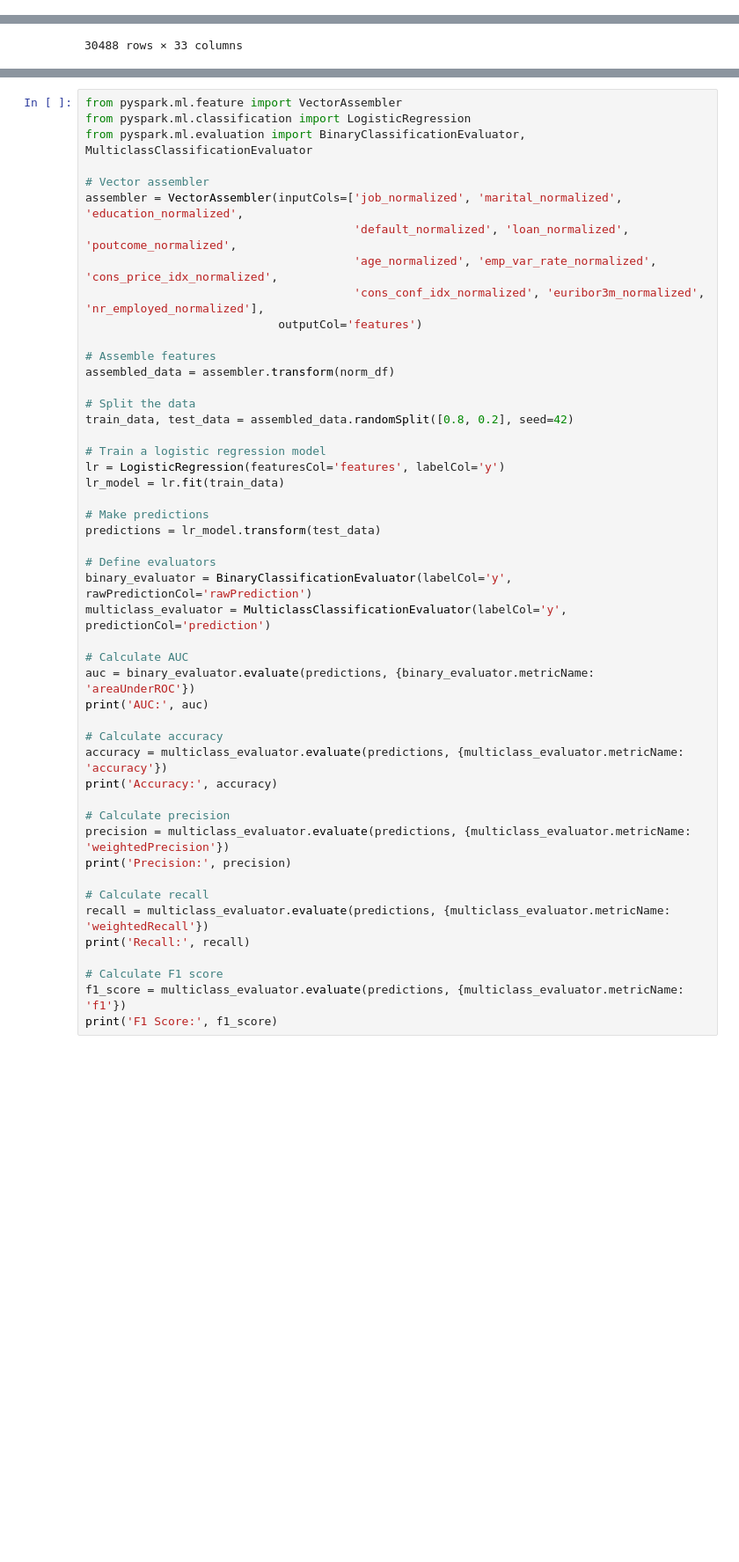
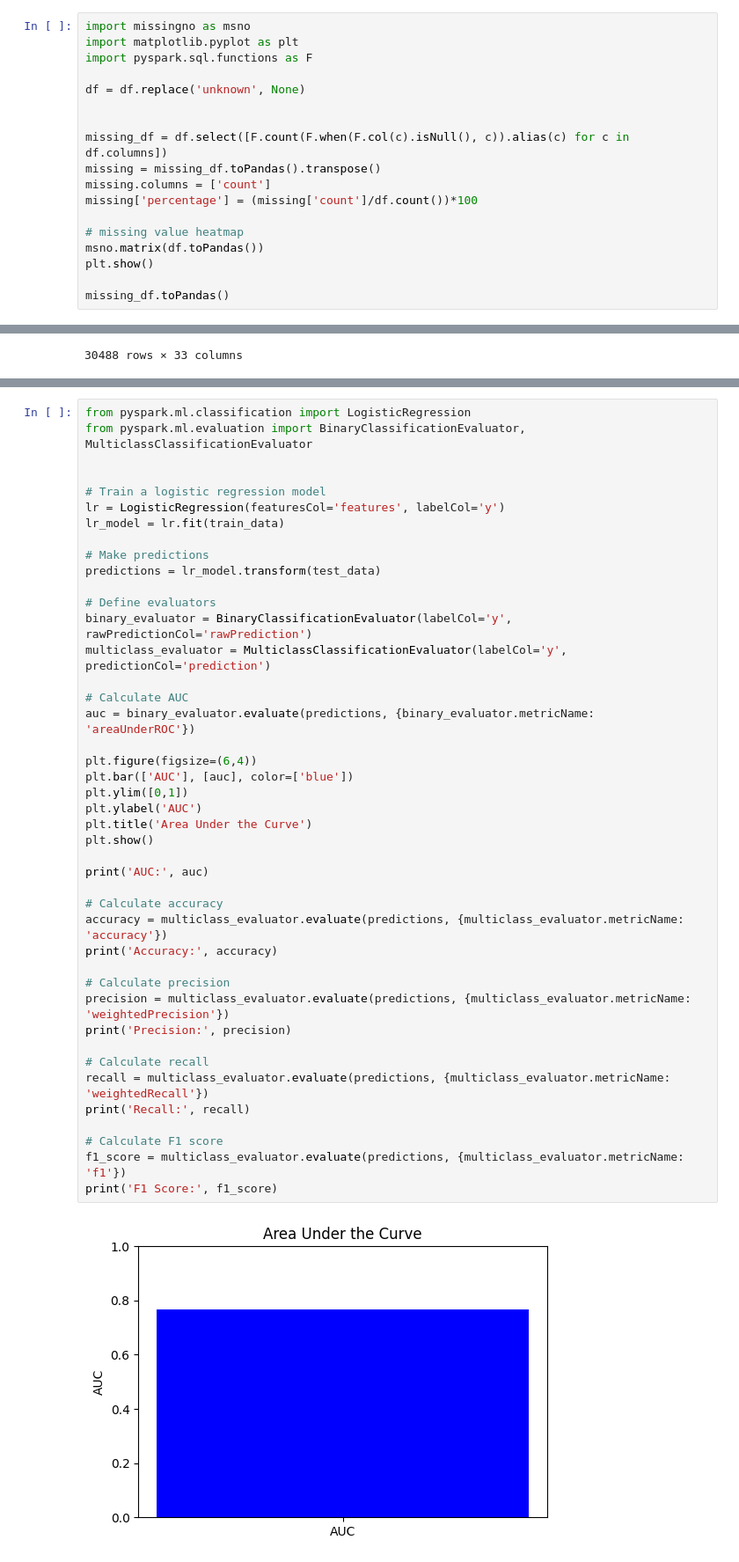
Before and after one commit to hosseinbahak/pyspark-logic-regression, a Jupyter notebook: bank_minnner.ipynb, the cells around one changed output, grey strips where cells are left out. Shown at 88% size. Drawn from its saved outputs; the diff is of its cells as text; blank space fills up the shorter version.

Commit message:
result and test scores added to report

```diff
--- a/bank_minnner.ipynb
+++ b/bank_minnner.ipynb
@@ -406,0 +389,18 @@ corr_matrix
+# %%
+import missingno as msno
+import matplotlib.pyplot as plt
+import pyspark.sql.functions as F
+
+df = df.replace('unknown', None)
+
+
+missing_df = df.select([F.count(F.when(F.col(c).isNull(), c)).alias(c) for c in df.columns])
+missing = missing_df.toPandas().transpose()
+missing.columns = ['count']
+missing['percentage'] = (missing['count']/df.count())*100
+
+# missing value heatmap
+msno.matrix(df.toPandas())
+plt.show()
+
+missing_df.toPandas()
@@ -533,49 +560,45 @@ AUC: 0.7530540909917347
 # %%
-from pyspark.ml.feature import VectorAssembler
 from pyspark.ml.classification import LogisticRegression
 from pyspark.ml.evaluation import BinaryClassificationEvaluator, MulticlassClassificationEvaluator
 
-# Vector assembler
-assembler = VectorAssembler(inputCols=['job_normalized', 'marital_normalized', 'education_normalized',
-                                       'default_normalized', 'loan_normalized', 'poutcome_normalized',
-                                       'age_normalized', 'emp_var_rate_normalized', 'cons_price_idx_normalized',
-                                       'cons_conf_idx_normalized', 'euribor3m_normalized', 'nr_employed_normalized'],
-                            outputCol='features')
-
-# Assemble features
-assembled_data = assembler.transform(norm_df)
-
-# Split the data
-train_data, test_data = assembled_data.randomSplit([0.8, 0.2], seed=42)
 
 # Train a logistic regression model
 lr = LogisticRegression(featuresCol='features', labelCol='y')
 lr_model = lr.fit(train_data)
 
 # Make predictions
 predictions = lr_model.transform(test_data)
 
 # Define evaluators
 binary_evaluator = BinaryClassificationEvaluator(labelCol='y', rawPredictionCol='rawPrediction')
 multiclass_evaluator = MulticlassClassificationEvaluator(labelCol='y', predictionCol='prediction')
 
 # Calculate AUC
 auc = binary_evaluator.evaluate(predictions, {binary_evaluator.metricName: 'areaUnderROC'})
+
+plt.figure(figsize=(6,4))
+plt.bar(['AUC'], [auc], color=['blue'])
+plt.ylim([0,1])
+plt.ylabel('AUC')
+plt.title('Area Under the Curve')
+plt.show()
+
 print('AUC:', auc)
 
 # Calculate accuracy
 accuracy = multiclass_evaluator.evaluate(predictions, {multiclass_evaluator.metricName: 'accuracy'})
 print('Accuracy:', accuracy)
 
 # Calculate precision
 precision = multiclass_evaluator.evaluate(predictions, {multiclass_evaluator.metricName: 'weightedPrecision'})
 print('Precision:', precision)
 
 # Calculate recall
 recall = multiclass_evaluator.evaluate(predictions, {multiclass_evaluator.metricName: 'weightedRecall'})
 print('Recall:', recall)
 
 # Calculate F1 score
 f1_score = multiclass_evaluator.evaluate(predictions, {multiclass_evaluator.metricName: 'f1'})
 print('F1 Score:', f1_score)
 # %% [output]
+[figure, added]
```
Also changed, not shown: parts of 28 cells of this notebook.
